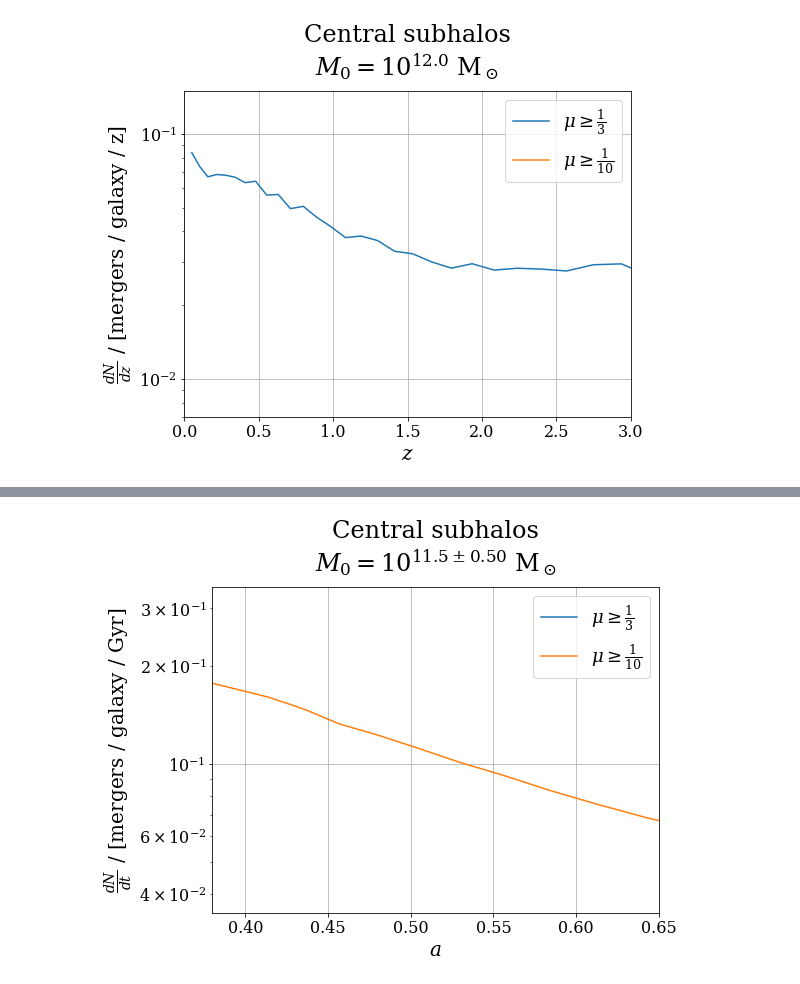
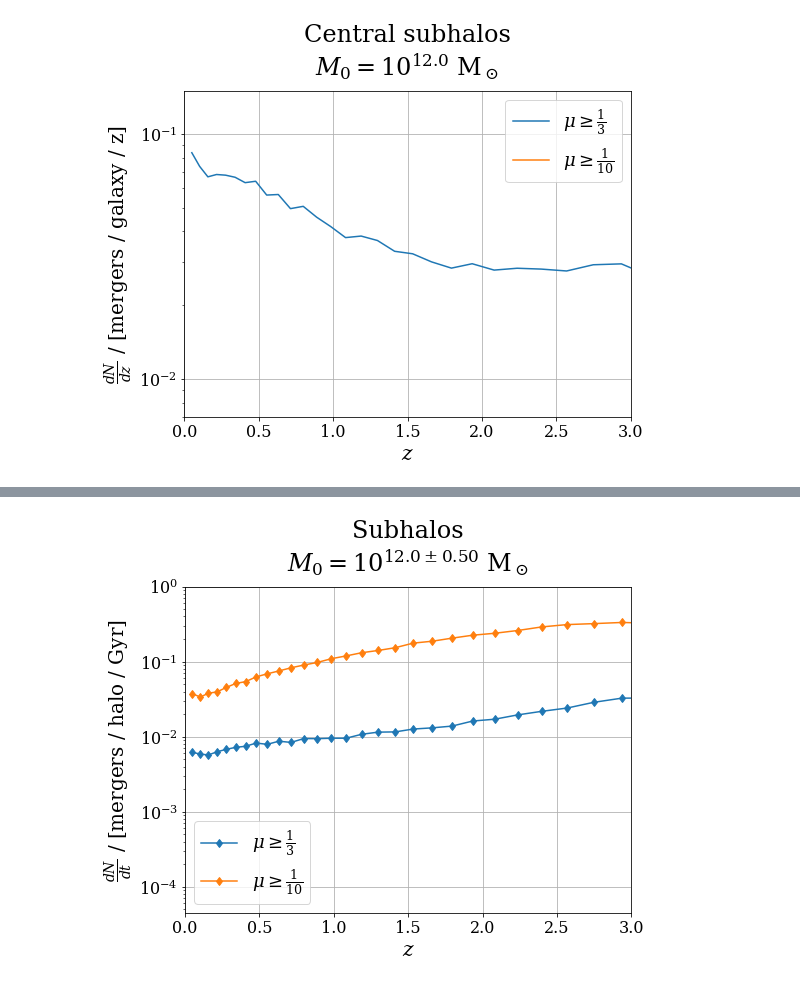
Before and after one commit to patricks1/mergers, a Jupyter notebook: mergers3/dNdx.ipynb, the cells around one changed output, grey strips where cells are left out. Drawn from its saved outputs; the diff is of its cells as text; code cells hidden in the pictures.

```diff
--- a/mergers3/dNdx.ipynb
+++ b/mergers3/dNdx.ipynb
@@ -24,7 +24,7 @@ rcParams['legend.fontsize']=18
 # %%
 pertxt='P$\mathrm{\\acute{e}}$rez-Gonz$\mathrm{\\acute{a}}$lez'
 # %%
-htpm=merg_rates.HalTreepmClass()
+htpm=merg_rates.HalTreepmClass(catkind='halo')
 # %% [output]
 # in merg_rates3.HalTreepm():
   read /data1/arwetzel/lcdm250/snapshot.txt
@@ -233,9 +261,9 @@ plt_dNdx_ofz(None, typ='censubhal', dx='dt', Mcond=11.5,
 # %%
-plt_dNdx_ofz(None, typ='censubhal', dx='dt', Mcond=11.5,
+plt_dNdx_ofz(None, typ='subhal', dx='dt', Mcond=12.,
              Mwid=1.,
-             smf_lbl='Central subhalos', ziend=34,
-             ylim=[3.5e-2,0.35], xlim=[0.38,0.65], scalefac=True,
+             smf_lbl='Subhalos', ziend=34,
+             ylim=[4.5e-5,1], xlim=[0.,3], xaxis='z',
              through=False)
 # %% [output]
-[figure, old version]
+[figure, new version]
 # %%
```
Also changed, not shown: parts of 16 cells of this notebook.
